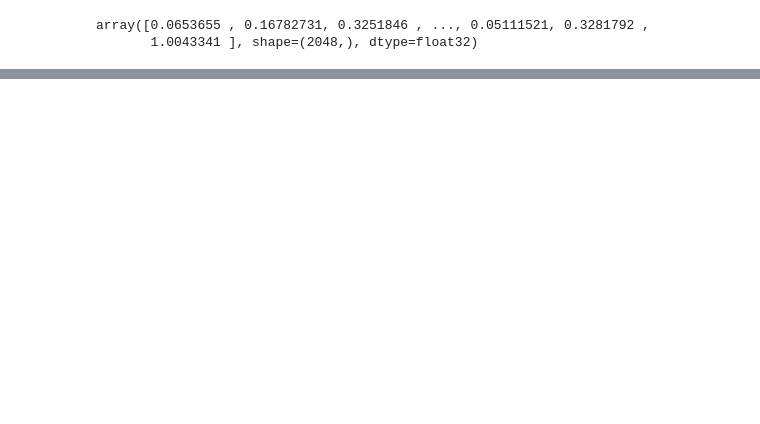
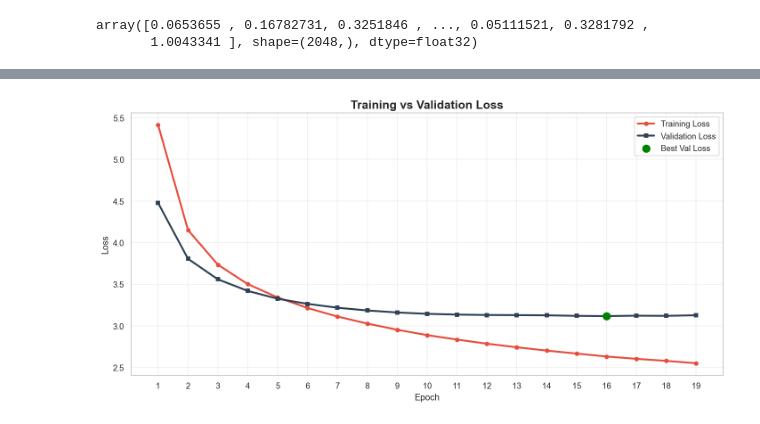
Before and after one commit to nguyen-colin/ImageCaptionGenerator, a Jupyter notebook: ImageCaptionGeneratir.ipynb, the cells around one changed output, grey strips where cells are left out. Saved outputs shown, nothing was run; the diff lists cells and outputs as text; code cells hidden in the pictures; blank space fills up the shorter version.

```diff
--- a/ImageCaptionGeneratir.ipynb
+++ b/ImageCaptionGeneratir.ipynb
@@ -318,5 +533,5 @@ except ImportError as e:
 # %%
-early_stopping = EarlyStopping(monitor='val_loss', patience=5, restore_best_weights=True)
+early_stopping = EarlyStopping(monitor='val_loss', patience=3, restore_best_weights=True)
 reduce_lr = ReduceLROnPlateau(monitor='val_loss', factor=0.5, patience=3, min_lr=1e-6)
 history = captain_model.fit(train_data_generator,
                             steps_per_epoch=len(train_captions) // batch_size_train,
@@ -327,15 +569,48 @@ history = captain_model.fit(train_data_generator,
 # %%
 def plot_training_vs_validation_loss(history):
-    plt.figure(figsize=(15, 7), dpi=200)
-    sns.set_style('whitegrid')
-    plt.plot([x+1 for x in range(len(history.history['loss']))], history.history['loss'], color='#E74C3C', marker='o')
-    plt.plot([x+1 for x in range(len(history.history['loss']))], history.history['val_loss'], color='#641E16', marker='h')
-    plt.title('Train VS Validation', fontsize=15, fontweight='bold')
-    plt.xticks(fontweight='bold')
-    plt.yticks(fontweight='bold')
-    plt.xlabel('Epoch', fontweight='bold')
-    plt.ylabel('Loss', fontweight='bold')
-    plt.legend(['Train Loss', 'Validation Loss'], loc='best')
+    sns.set_theme(style="whitegrid")
+    epochs = range(1, len(history.history['loss']) + 1)
+    plt.figure(figsize=(12, 6), dpi=120)
+
+    # Plot lines
+    plt.plot(
+        epochs,
+        history.history['loss'],
+        label='Training Loss',
+        color='#E74C3C',
+        linewidth=2.5,
+        marker='o',
+        markersize=5
+    )
+
+    plt.plot(
+        epochs,
+        history.history['val_loss'],
+        label='Validation Loss',
+        color='#2E4053',
+        linewidth=2.5,
+        marker='s',
+        markersize=5
+    )
+
+    # Highlight best validation point
+    best_epoch = history.history['val_loss'].index(min(history.history['val_loss'])) + 1
+    best_val = min(history.history['val_loss'])
+
+    plt.scatter(best_epoch, best_val, color='green', s=100, zorder=5, label='Best Val Loss')
+
+    # Labels and styling
+    plt.title('Training vs Validation Loss', fontsize=16, fontweight='bold')
+    plt.xlabel('Epoch', fontsize=12)
+    plt.ylabel('Loss', fontsize=12)
+
+    plt.xticks(epochs)
+    plt.legend()
+    plt.grid(alpha=0.3)
+
+    plt.tight_layout()
     plt.show()
 
 plot_training_vs_validation_loss(history)
+# %% [output]
+[figure, added]
```
Also changed, not shown: parts of 27 cells of this notebook, 2 other files.
